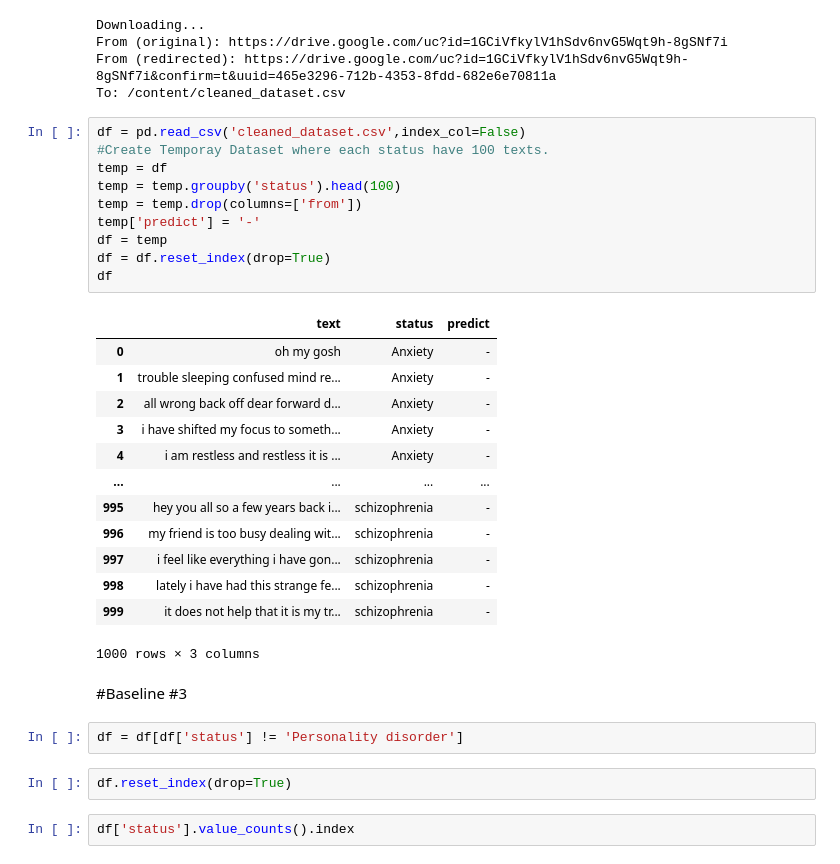
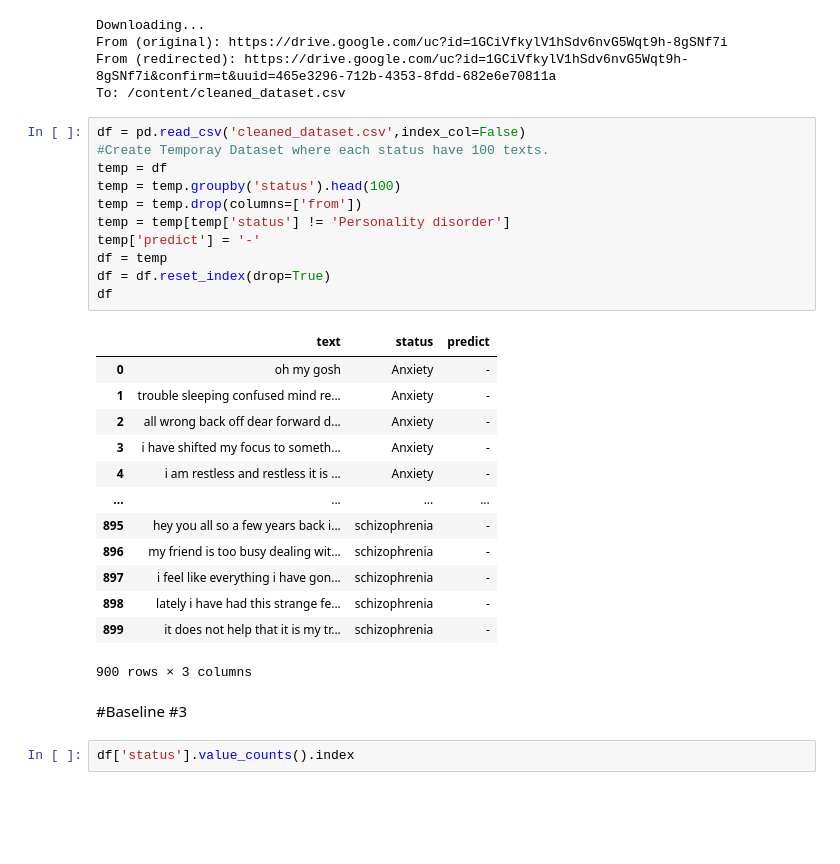
Before and after one commit to opsifiz/AIB5_Emotion-Classification, a Jupyter notebook: baseline/baseline_3.ipynb, the cells around one changed output. Drawn from its saved outputs; the diff is of its cells as text; blank space fills up the shorter version.

```diff
--- a/baseline/baseline_3.ipynb
+++ b/baseline/baseline_3.ipynb
@@ -15,33 +15,30 @@ To: /content/cleaned_dataset.csv
 # %%
 df = pd.read_csv('cleaned_dataset.csv',index_col=False)
 #Create Temporay Dataset where each status have 100 texts.
 temp = df
 temp = temp.groupby('status').head(100)
 temp = temp.drop(columns=['from'])
+temp = temp[temp['status'] != 'Personality disorder']
 temp['predict'] = '-'
 df = temp
 df = df.reset_index(drop=True)
 df
 # %% [output]
 |  | text | status | predict |
 | 0 | oh my gosh | Anxiety | - |
 | 1 | trouble sleeping confused mind re... | Anxiety | - |
 | 2 | all wrong back off dear forward d... | Anxiety | - |
 | 3 | i have shifted my focus to someth... | Anxiety | - |
 | 4 | i am restless and restless it is ... | Anxiety | - |
 | ... | ... | ... | ... |
-| 995 | hey you all so a few years back i... | schizophrenia | - |
-| 996 | my friend is too busy dealing wit... | schizophrenia | - |
-| 997 | i feel like everything i have gon... | schizophrenia | - |
-| 998 | lately i have had this strange fe... | schizophrenia | - |
-| 999 | it does not help that it is my tr... | schizophrenia | - |
+| 895 | hey you all so a few years back i... | schizophrenia | - |
+| 896 | my friend is too busy dealing wit... | schizophrenia | - |
+| 897 | i feel like everything i have gon... | schizophrenia | - |
+| 898 | lately i have had this strange fe... | schizophrenia | - |
+| 899 | it does not help that it is my tr... | schizophrenia | - |
-1000 rows × 3 columns
+900 rows × 3 columns
 # %% [markdown]
 #Baseline #3
-# %%
-df = df[df['status'] != 'Personality disorder']
-# %%
-df.reset_index(drop=True)
 # %%
 df['status'].value_counts().index
 # %% [output]
```
Also changed, not shown: parts of 6 cells of this notebook.
